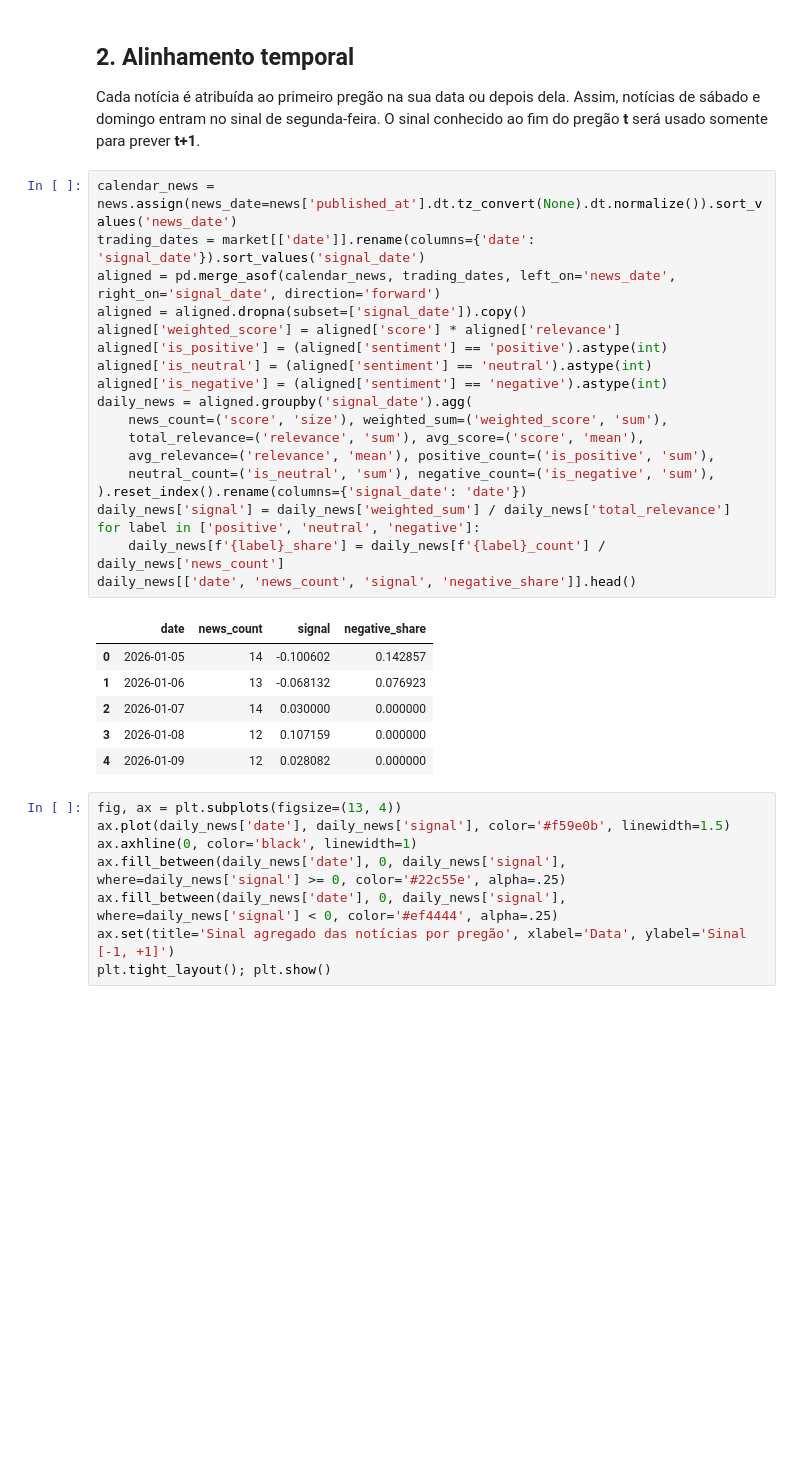
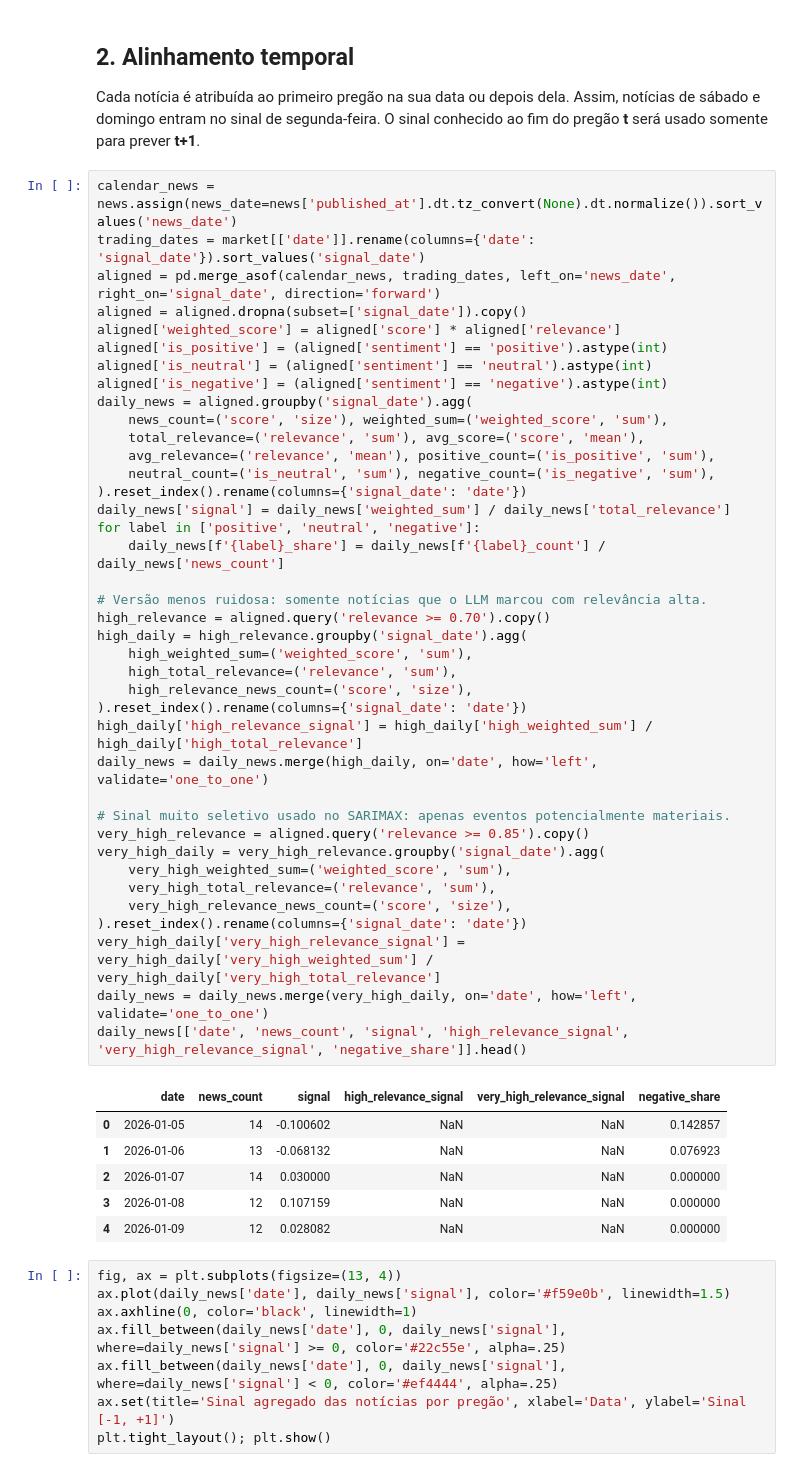
Before and after one commit to Hudson-Borgo/Can-AI-listen-to-the-market-, a Jupyter notebook: notebooks/02_market_news_eda.ipynb, the cells around one changed output. Drawn from its saved outputs; the diff is of its cells as text; blank space fills up the shorter version.

```diff
--- a/notebooks/02_market_news_eda.ipynb
+++ b/notebooks/02_market_news_eda.ipynb
@@ -48,29 +48,49 @@ Cada notícia é atribuída ao primeiro pregão na sua data ou depois dela. Assi
 # %%
 calendar_news = news.assign(news_date=news['published_at'].dt.tz_convert(None).dt.normalize()).sort_values('news_date')
 trading_dates = market[['date']].rename(columns={'date': 'signal_date'}).sort_values('signal_date')
 aligned = pd.merge_asof(calendar_news, trading_dates, left_on='news_date', right_on='signal_date', direction='forward')
 aligned = aligned.dropna(subset=['signal_date']).copy()
 aligned['weighted_score'] = aligned['score'] * aligned['relevance']
 aligned['is_positive'] = (aligned['sentiment'] == 'positive').astype(int)
 aligned['is_neutral'] = (aligned['sentiment'] == 'neutral').astype(int)
 aligned['is_negative'] = (aligned['sentiment'] == 'negative').astype(int)
 daily_news = aligned.groupby('signal_date').agg(
     news_count=('score', 'size'), weighted_sum=('weighted_score', 'sum'),
     total_relevance=('relevance', 'sum'), avg_score=('score', 'mean'),
     avg_relevance=('relevance', 'mean'), positive_count=('is_positive', 'sum'),
     neutral_count=('is_neutral', 'sum'), negative_count=('is_negative', 'sum'),
 ).reset_index().rename(columns={'signal_date': 'date'})
 daily_news['signal'] = daily_news['weighted_sum'] / daily_news['total_relevance']
 for label in ['positive', 'neutral', 'negative']:
     daily_news[f'{label}_share'] = daily_news[f'{label}_count'] / daily_news['news_count']
-daily_news[['date', 'news_count', 'signal', 'negative_share']].head()
+
+# Versão menos ruidosa: somente notícias que o LLM marcou com relevância alta.
+high_relevance = aligned.query('relevance >= 0.70').copy()
+high_daily = high_relevance.groupby('signal_date').agg(
+    high_weighted_sum=('weighted_score', 'sum'),
+    high_total_relevance=('relevance', 'sum'),
+    high_relevance_news_count=('score', 'size'),
+).reset_index().rename(columns={'signal_date': 'date'})
+high_daily['high_relevance_signal'] = high_daily['high_weighted_sum'] / high_daily['high_total_relevance']
+daily_news = daily_news.merge(high_daily, on='date', how='left', validate='one_to_one')
+
+# Sinal muito seletivo usado no SARIMAX: apenas eventos potencialmente materiais.
+very_high_relevance = aligned.query('relevance >= 0.85').copy()
+very_high_daily = very_high_relevance.groupby('signal_date').agg(
+    very_high_weighted_sum=('weighted_score', 'sum'),
+    very_high_total_relevance=('relevance', 'sum'),
+    very_high_relevance_news_count=('score', 'size'),
+).reset_index().rename(columns={'signal_date': 'date'})
+very_high_daily['very_high_relevance_signal'] = very_high_daily['very_high_weighted_sum'] / very_high_daily['very_high_total_relevance']
+daily_news = daily_news.merge(very_high_daily, on='date', how='left', validate='one_to_one')
+daily_news[['date', 'news_count', 'signal', 'high_relevance_signal', 'very_high_relevance_signal', 'negative_share']].head()
 # %% [output]
-|  | date | news_count | signal | negative_share |
-| 0 | 2026-01-05 | 14 | -0.100602 | 0.142857 |
-| 1 | 2026-01-06 | 13 | -0.068132 | 0.076923 |
-| 2 | 2026-01-07 | 14 | 0.030000 | 0.000000 |
-| 3 | 2026-01-08 | 12 | 0.107159 | 0.000000 |
-| 4 | 2026-01-09 | 12 | 0.028082 | 0.000000 |
+|  | date | news_count | signal | high_relevance_signal | very_high_relevance_signal | negative_share |
+| 0 | 2026-01-05 | 14 | -0.100602 | NaN | NaN | 0.142857 |
+| 1 | 2026-01-06 | 13 | -0.068132 | NaN | NaN | 0.076923 |
+| 2 | 2026-01-07 | 14 | 0.030000 | NaN | NaN | 0.000000 |
+| 3 | 2026-01-08 | 12 | 0.107159 | NaN | NaN | 0.000000 |
+| 4 | 2026-01-09 | 12 | 0.028082 | NaN | NaN | 0.000000 |
 # %%
 fig, ax = plt.subplots(figsize=(13, 4))
 ax.plot(daily_news['date'], daily_news['signal'], color='#f59e0b', linewidth=1.5)
```
Also changed, not shown: parts of 5 cells of this notebook, 6 other files.
